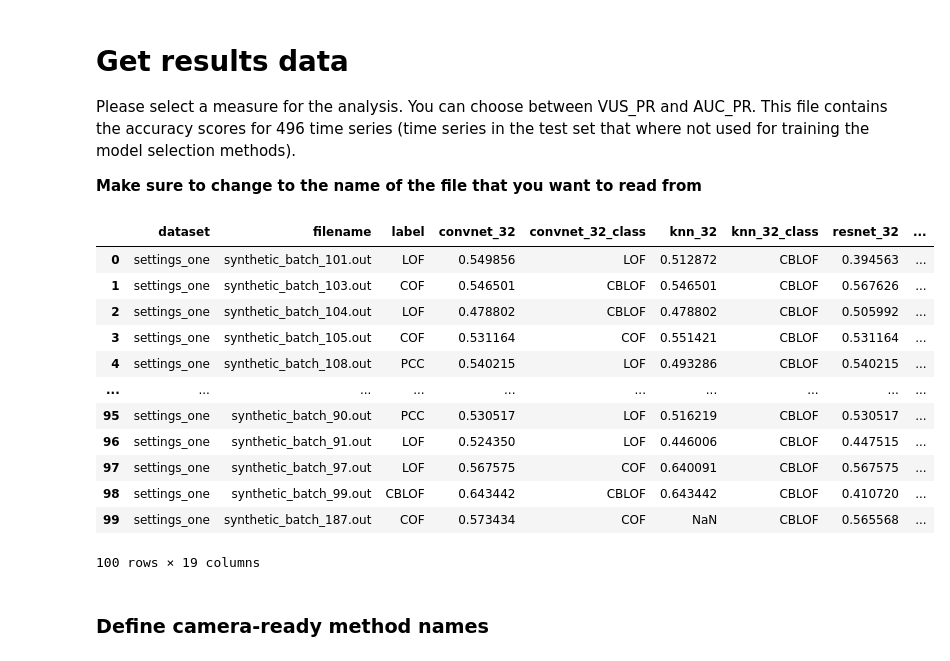
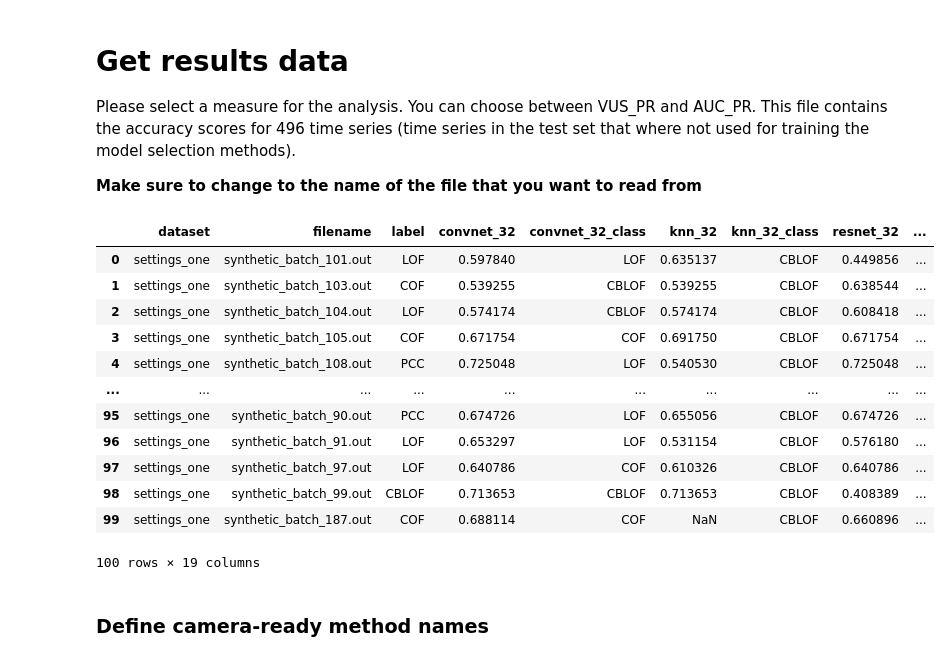
Before and after one commit to doanthihoaithu/MSAD, a Jupyter notebook: experiments/accuracy_analysis/accuracy_evaluation_mts.ipynb, the cells around one changed output. Saved outputs shown, nothing was run; the diff lists cells and outputs as text; code cells hidden in the pictures.

```diff
--- a/experiments/accuracy_analysis/accuracy_evaluation_mts.ipynb
+++ b/experiments/accuracy_analysis/accuracy_evaluation_mts.ipynb
@@ -35,7 +35,7 @@ Please select a measure for the analysis. You can choose between VUS_PR and AUC_
 **Make sure to change to the name of the file that you want to read from**
 # %%
 # Replace this value with "AUC_PR" or "VUS_PR" to obtain the corresponding results
-measure_name = 'AUC_ROC'
+measure_name = 'VUS_PR'
 
 # Uncomment this command and all plt.savefig(...) commands to save the generated figures
 # figure_path = 'dummy/path/{}.svg'
@@ -66,44 +66,44 @@ methods_feature = [
     'bayes_{}',
     'qda_{}',
     'svc_linear_{}']
 
 # old_methods = ['IFOREST', 'LOF', 'MP', 'NORMA', 'IFOREST1', 'HBOS', 'OCSVM','PCA', 'AE', 'CNN', 'LSTM', 'POLY']
 
 old_methods = ['CBLOF', 'COF', 'COPOD', 'HBOS', 'LOF', 'PCC']
 
 Base_methods = ['Avg Ens','Oracle']
 
 # all_length = [16, 32, 64, 128, 256, 512, 768, 1024]
 all_length = [32]
 
 all_methods_ens = [meth.format(length) for meth in methods_conv for length in all_length]
 all_methods_ens += [meth.format(length) for meth in methods_sit for length in all_length]
 all_methods_ens += [meth.format(length) for meth in methods_ts for length in all_length]
 all_methods_ens += [meth.format(length) for meth in methods_feature for length in all_length]
 
 # Keep only the methods that exist in the results you read
 all_methods = old_methods + Base_methods + all_methods_ens
 all_methods = [x for x in all_methods if x in df.columns]
 
 # Create a list of all different classes of methods
 split = [x.rsplit('_', 1)[0] for x in all_methods]
 used = set()
 all_methods_class = [x for x in split if x not in used and (used.add(x) or True)]
 
 df
 # %% [output]
 |  | dataset | filename | label | convnet_32 | convnet_32_class | knn_32 | knn_32_class | resnet_32 | ... |
-| 0 | settings_one | synthetic_batch_101.out | LOF | 0.549856 | LOF | 0.512872 | CBLOF | 0.394563 | ... |
-| 1 | settings_one | synthetic_batch_103.out | COF | 0.546501 | CBLOF | 0.546501 | CBLOF | 0.567626 | ... |
-| 2 | settings_one | synthetic_batch_104.out | LOF | 0.478802 | CBLOF | 0.478802 | CBLOF | 0.505992 | ... |
-| 3 | settings_one | synthetic_batch_105.out | COF | 0.531164 | COF | 0.551421 | CBLOF | 0.531164 | ... |
-| 4 | settings_one | synthetic_batch_108.out | PCC | 0.540215 | LOF | 0.493286 | CBLOF | 0.540215 | ... |
+| 0 | settings_one | synthetic_batch_101.out | LOF | 0.597840 | LOF | 0.635137 | CBLOF | 0.449856 | ... |
+| 1 | settings_one | synthetic_batch_103.out | COF | 0.539255 | CBLOF | 0.539255 | CBLOF | 0.638544 | ... |
+| 2 | settings_one | synthetic_batch_104.out | LOF | 0.574174 | CBLOF | 0.574174 | CBLOF | 0.608418 | ... |
+| 3 | settings_one | synthetic_batch_105.out | COF | 0.671754 | COF | 0.691750 | CBLOF | 0.671754 | ... |
+| 4 | settings_one | synthetic_batch_108.out | PCC | 0.725048 | LOF | 0.540530 | CBLOF | 0.725048 | ... |
 | ... | ... | ... | ... | ... | ... | ... | ... | ... | ... |
-| 95 | settings_one | synthetic_batch_90.out | PCC | 0.530517 | LOF | 0.516219 | CBLOF | 0.530517 | ... |
-| 96 | settings_one | synthetic_batch_91.out | LOF | 0.524350 | LOF | 0.446006 | CBLOF | 0.447515 | ... |
-| 97 | settings_one | synthetic_batch_97.out | LOF | 0.567575 | COF | 0.640091 | CBLOF | 0.567575 | ... |
-| 98 | settings_one | synthetic_batch_99.out | CBLOF | 0.643442 | CBLOF | 0.643442 | CBLOF | 0.410720 | ... |
-| 99 | settings_one | synthetic_batch_187.out | COF | 0.573434 | COF | NaN | CBLOF | 0.565568 | ... |
+| 95 | settings_one | synthetic_batch_90.out | PCC | 0.674726 | LOF | 0.655056 | CBLOF | 0.674726 | ... |
+| 96 | settings_one | synthetic_batch_91.out | LOF | 0.653297 | LOF | 0.531154 | CBLOF | 0.576180 | ... |
+| 97 | settings_one | synthetic_batch_97.out | LOF | 0.640786 | COF | 0.610326 | CBLOF | 0.640786 | ... |
+| 98 | settings_one | synthetic_batch_99.out | CBLOF | 0.713653 | CBLOF | 0.713653 | CBLOF | 0.408389 | ... |
+| 99 | settings_one | synthetic_batch_187.out | COF | 0.688114 | COF | NaN | CBLOF | 0.660896 | ... |
 100 rows × 19 columns
 # %% [markdown]
 ### Define camera-ready method names
```
Also changed, not shown: parts of 4 cells of this notebook, 9 other files.
